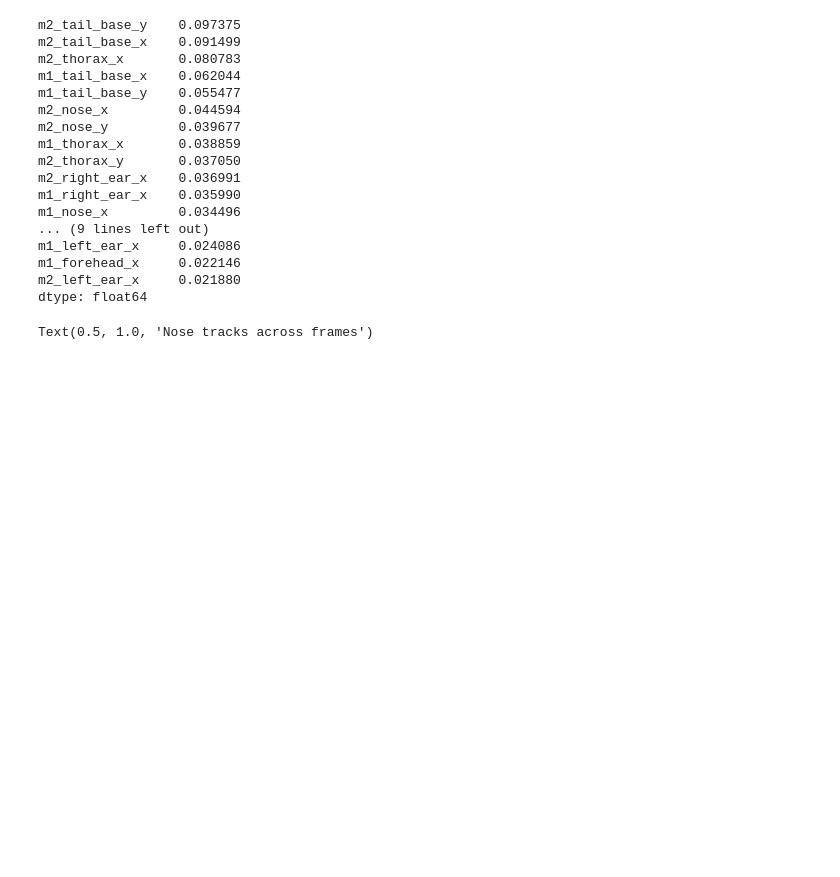
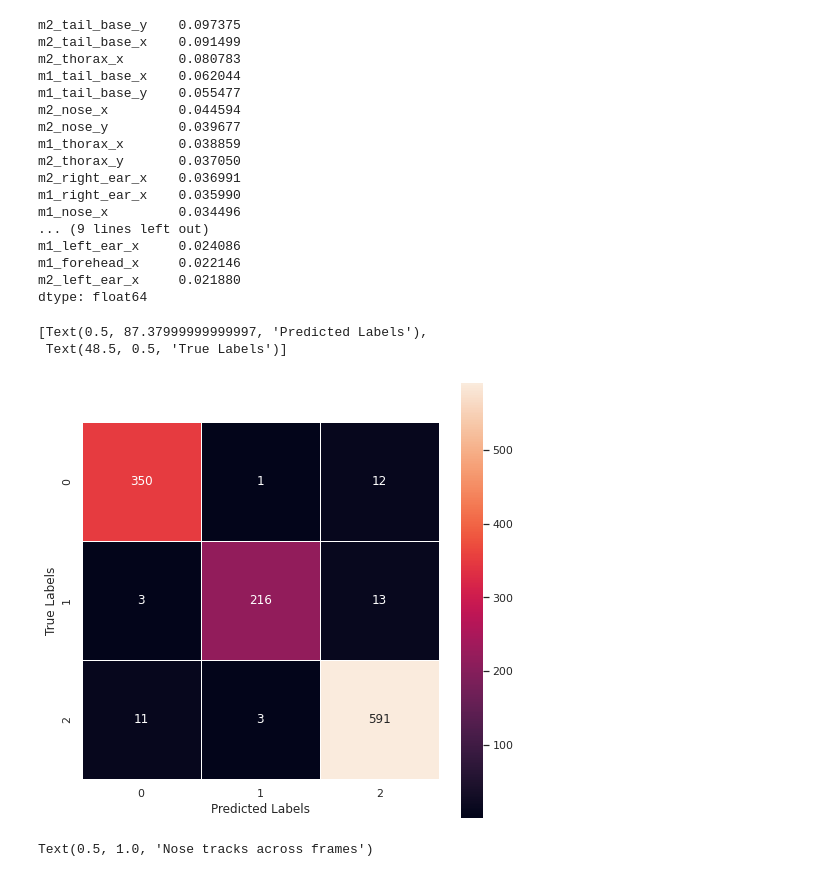
Before and after one commit to padillacoreanolab/ml_behavioral_quantification, a Jupyter notebook: prediction_analysis.ipynb, the cells around one changed output. Cells and saved outputs as stored; diff of their text form; code cells hidden in the pictures; blank space fills up the shorter version.

Commit message:
Added Confusion Matrix

```diff
--- a/prediction_analysis.ipynb
+++ b/prediction_analysis.ipynb
@@ -518,6 +518,17 @@ m1_left_ear_x     0.024086
 m1_forehead_x     0.022146
 m2_left_ear_x     0.021880
 dtype: float64
+# %%
+# Making the Confusion Matrix
+from sklearn.metrics import confusion_matrix
+cm = confusion_matrix(y_test, prediction_test)
+# sns.set(rc={'figure.figsize':(8,8)})
+plot = sns.heatmap(cm, annot=True, square=True, linewidths=.5, cmap="Blues_r", fmt='d')
+plot.set(xlabel='Predicted Labels', ylabel='True Labels')
+# %% [output]
+[Text(0.5, 87.37999999999997, 'Predicted Labels'),
+ Text(48.5, 0.5, 'True Labels')]
+[figure, added]
 # %%
 sns.set('notebook', 'ticks', font_scale=1.2)
 mpl.rcParams['figure.figsize'] = [15,6]
```
